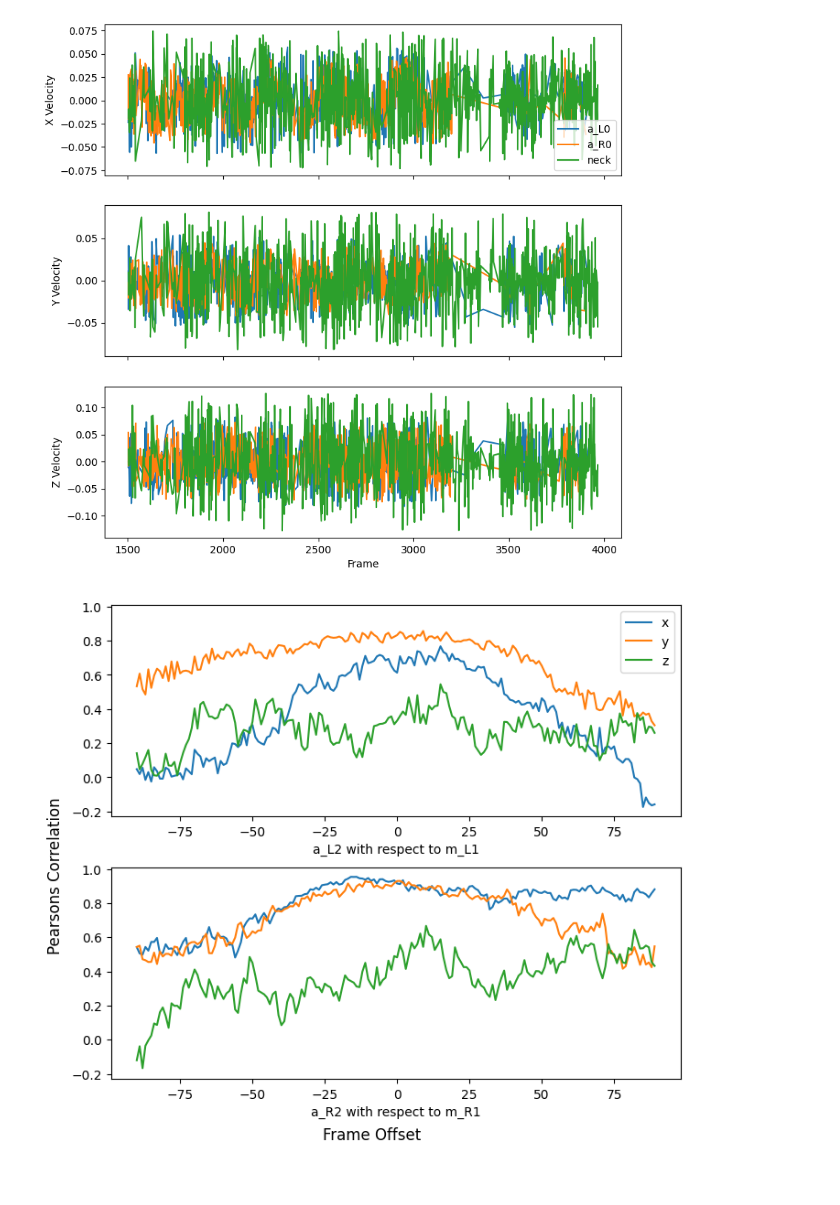
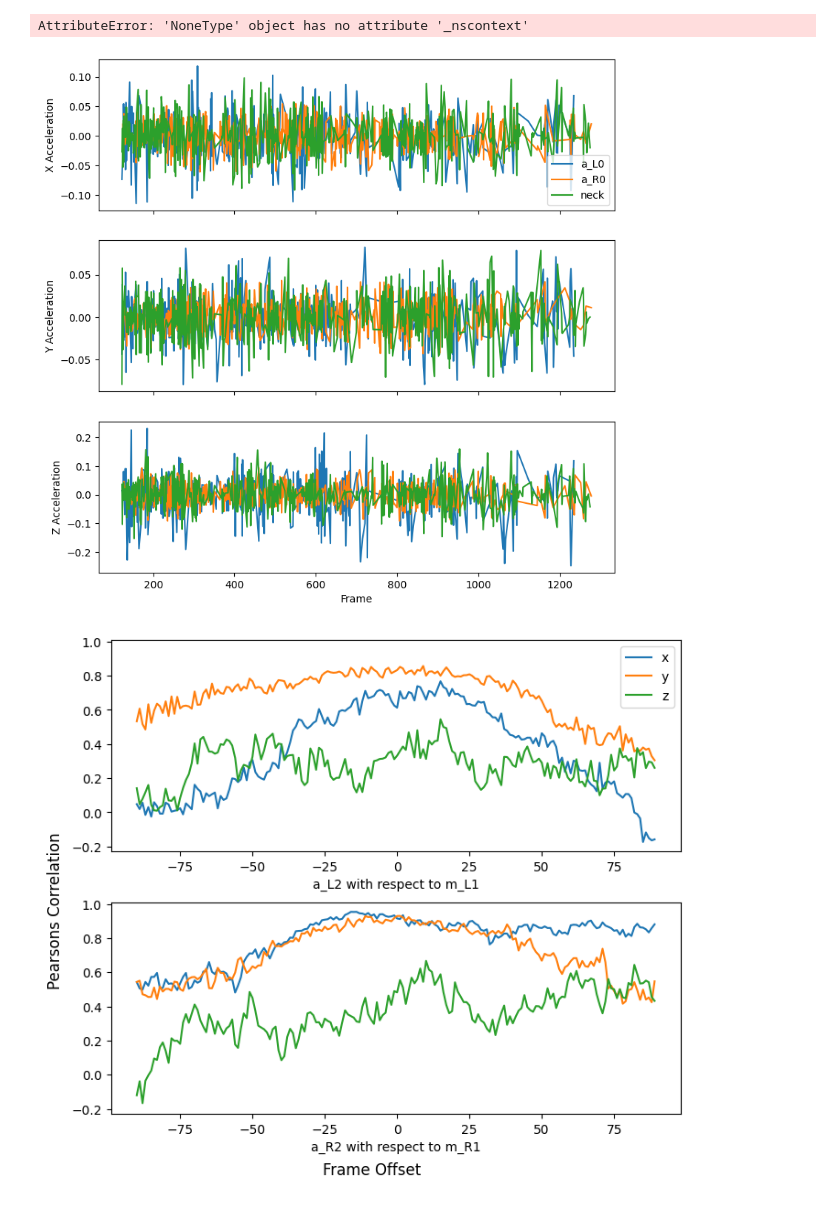
Before and after one commit to prolley-parnell/3d_ant_analysis, a Jupyter notebook: test_box.ipynb, the cells around one changed output. Drawn from its saved outputs; the diff is of its cells as text; code cells hidden in the pictures.

```diff
--- a/test_box.ipynb
+++ b/test_box.ipynb
@@ -6,15 +1,6 @@ obj_folder = "/Users/persie/PhD_Code/3d_ant_data_rle/240905-1616/outputs/segment
 # %%
-t = InstanceLoader(obj_folder=obj_folder, session_number=19, skeleton_toml_path="skeleton.toml", pose_csv="./tracking/28/240905-1616_session28_track99_points3d.csv", obj_ref_frame=59, prefix="240905-1616")
+from src.loader import InstanceLoader
+t = InstanceLoader(data_folder="/Users/persie/PhD_Code/3d_ant_data_rle/", session_number=6, skeleton_toml_path="skeleton.toml", obj_ref_frame=500, prefix="240905-1616")
-# %%
-from src.animal import AnimalList
-track_folder = "/Users/persie/PhD_Code/3d_ant_data_rle/240905-1616/outputs/tracking"
-# A = AnimalList("skeleton.toml", track_folder, session_number=28)
-t = InstanceLoader(obj_folder=obj_folder,
-                        skeleton_toml_path="skeleton.toml",
-                        track_folder=track_folder,
-                        session_number=28,
-                        obj_ref_frame=180,
-                        obj_transform_toml=f"{obj_folder}/240905-1616_seed_session10.toml")
 # %%
 from scripts.tools.estimate_ground_plane import GroundPlaneEstimation
 g = GroundPlaneEstimation(t.animal_list)
@@ -31,15 +18,17 @@ g = GroundPlaneEstimation(t.animal_list)
 g.visualise_bounding_box()
 # %%
 from src.visual_widget import MultiViewer
-V = MultiViewer(t.animal_list, t.obj_list, 0, fps=20, hold_window=20, auto_play=True)
+V = MultiViewer(t.animal_list, t.obj_list, 0, fps=20, hold_window=20, auto_play=True, axis=g.tform)
+# %% [output]
+AttributeError: 'NoneType' object has no attribute '_nscontext'
 # %%
 from scripts.tools.x_y_z_plot import KPPositionXYZ, KPVelocityXYZ, KPAccelerationXYZ, KPDisplaceMag, KPVelocityMag, \
     KPAccelerationMag, KPDisplaceXYZ
 
 # KP = KPPosition(t.animal_list.animals[15], node=['a_L0', 'a_R0', 'neck'])
-KP = KPVelocityXYZ(t.animal_list.animal('track27'), node=['a_L0', 'a_R0', 'neck'], filter_for_outlier=True)
+KP = KPAccelerationXYZ(t.animal_list.animal('1'), node=['a_L0', 'a_R0', 'neck'], filter_for_outlier=True)
 # %% [output]
-[figure, old version]
+[figure, new version]
 # %%
 from scripts.tools.time_correlation import CorrelationPlot
 
```
Also changed, not shown: parts of 3 cells of this notebook, 2 other files.
